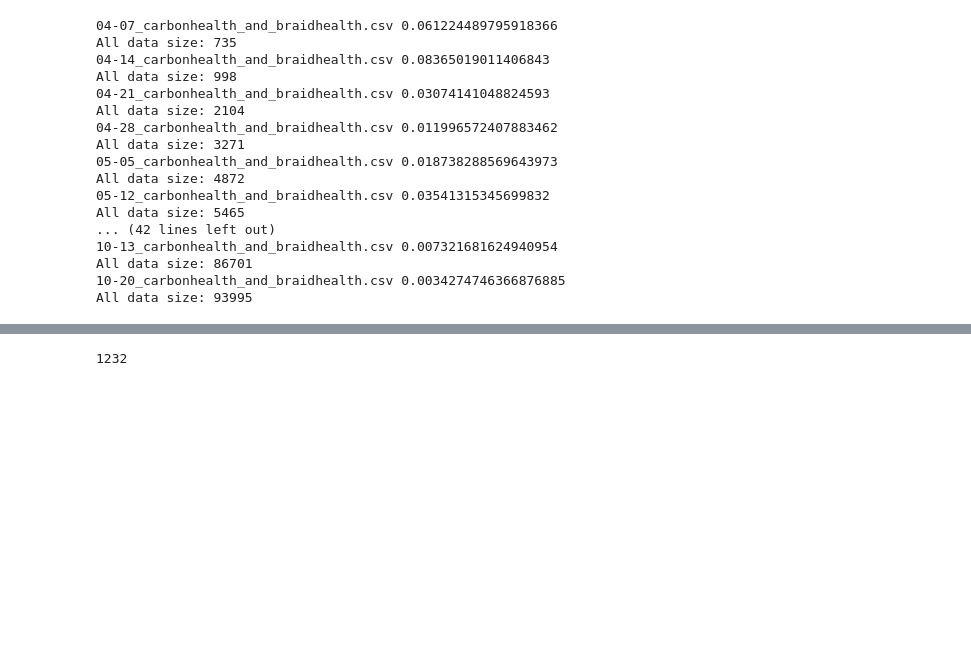
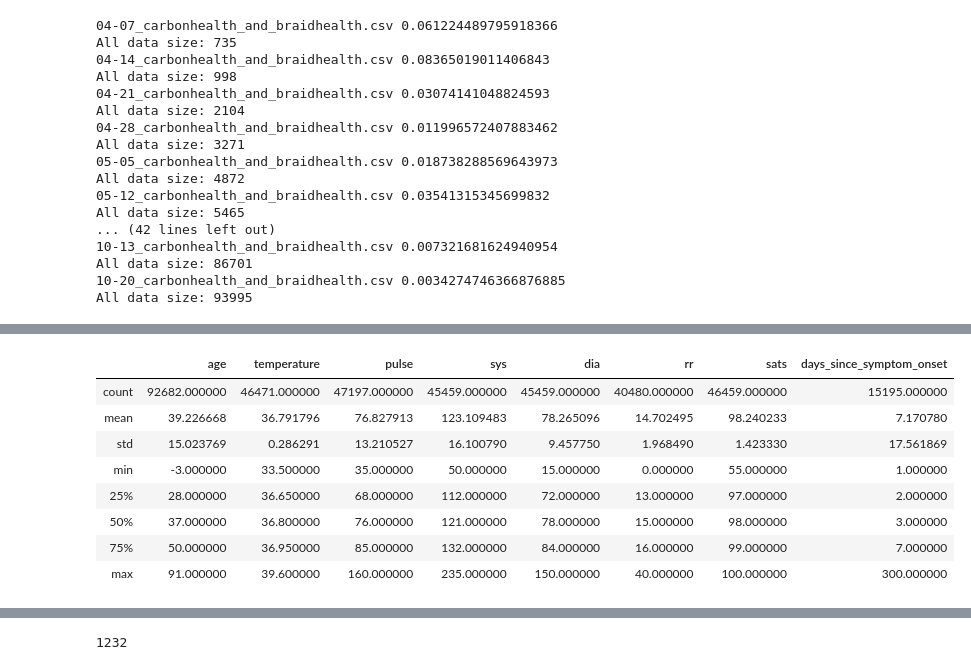
Before and after one commit to Sir-Slade/covidclinicaldata, a Jupyter notebook: notebooks/DataExploration_Jeshua.ipynb, the cells around one changed output, grey strips where cells are left out. Saved outputs shown, nothing was run; the diff lists cells and outputs as text; code cells hidden in the pictures; blank space fills up the shorter version.

```diff
--- a/notebooks/DataExploration_Jeshua.ipynb
+++ b/notebooks/DataExploration_Jeshua.ipynb
@@ -77,0 +186,4 @@ memory usage: 33.2+ MB
+# %%
+#Negative data info
+negative_data = all_data[all_data["covid19_test_results"] == "Negative"]
+negative_data.info()
@@ -118,0 +277,12 @@ dtype: int64
+# %%
+negative_data.describe()
+# %% [output]
+|  | age | temperature | pulse | sys | dia | rr | sats | days_since_symptom_onset |
+| count | 92682.000000 | 46471.000000 | 47197.000000 | 45459.000000 | 45459.000000 | 40480.000000 | 46459.000000 | 15195.000000 |
+| mean | 39.226668 | 36.791796 | 76.827913 | 123.109483 | 78.265096 | 14.702495 | 98.240233 | 7.170780 |
+| std | 15.023769 | 0.286291 | 13.210527 | 16.100790 | 9.457750 | 1.968490 | 1.423330 | 17.561869 |
+| min | -3.000000 | 33.500000 | 35.000000 | 50.000000 | 15.000000 | 0.000000 | 55.000000 | 1.000000 |
+| 25% | 28.000000 | 36.650000 | 68.000000 | 112.000000 | 72.000000 | 13.000000 | 97.000000 | 2.000000 |
+| 50% | 37.000000 | 36.800000 | 76.000000 | 121.000000 | 78.000000 | 15.000000 | 98.000000 | 3.000000 |
+| 75% | 50.000000 | 36.950000 | 85.000000 | 132.000000 | 84.000000 | 16.000000 | 99.000000 | 7.000000 |
+| max | 91.000000 | 39.600000 | 160.000000 | 235.000000 | 150.000000 | 40.000000 | 100.000000 | 300.000000 |
```
Also changed, not shown: parts of 30 cells of this notebook.
